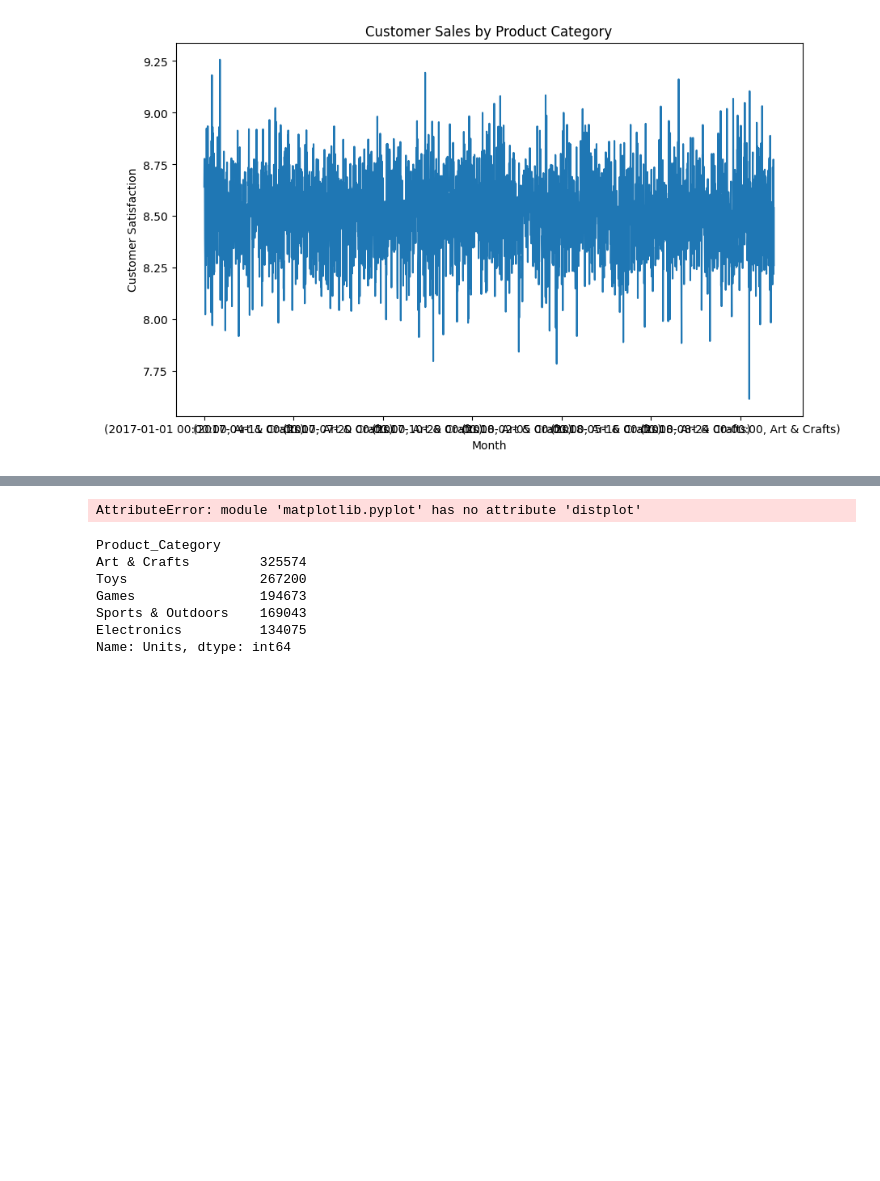
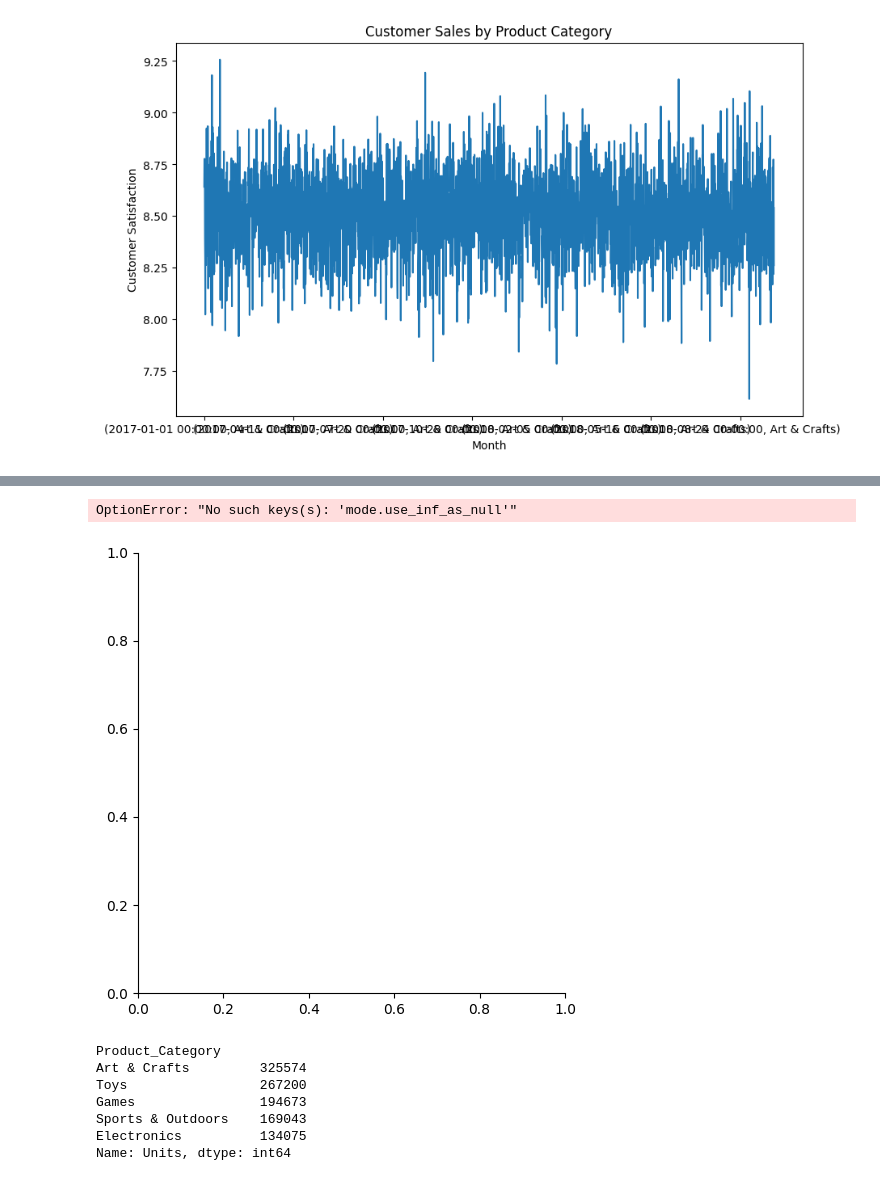
Before and after one commit to tianlan8/maven_toys_analysis, a Jupyter notebook: Maven_Toys_Data_Analysis.ipynb, the cells around one changed output, grey strips where cells are left out. Cells and saved outputs as stored; diff of their text form; code cells hidden in the pictures; blank space fills up the shorter version.

```diff
--- a/Maven_Toys_Data_Analysis.ipynb
+++ b/Maven_Toys_Data_Analysis.ipynb
@@ -172,7 +179,8 @@ top_products
 # %%
-plt.distplot(maven_df['Customer_Satisfaction'], hue='Product_Name', data=maven_df, bins=10, kde=False, rug=True)
+sns.displot(data=maven_df, x='Customer_Satisfaction', hue='Product_Name', bins=10, kde=False)
 # %% [output]
-AttributeError: module 'matplotlib.pyplot' has no attribute 'distplot'
+OptionError: "No such keys(s): 'mode.use_inf_as_null'"
+[figure, added]
 # %%
 # Find the most popular product categories
 top_categories = maven_df.groupby('Product_Category')['Units'].sum().sort_values(ascending=False)
```
Also changed, not shown: parts of 8 cells of this notebook.
